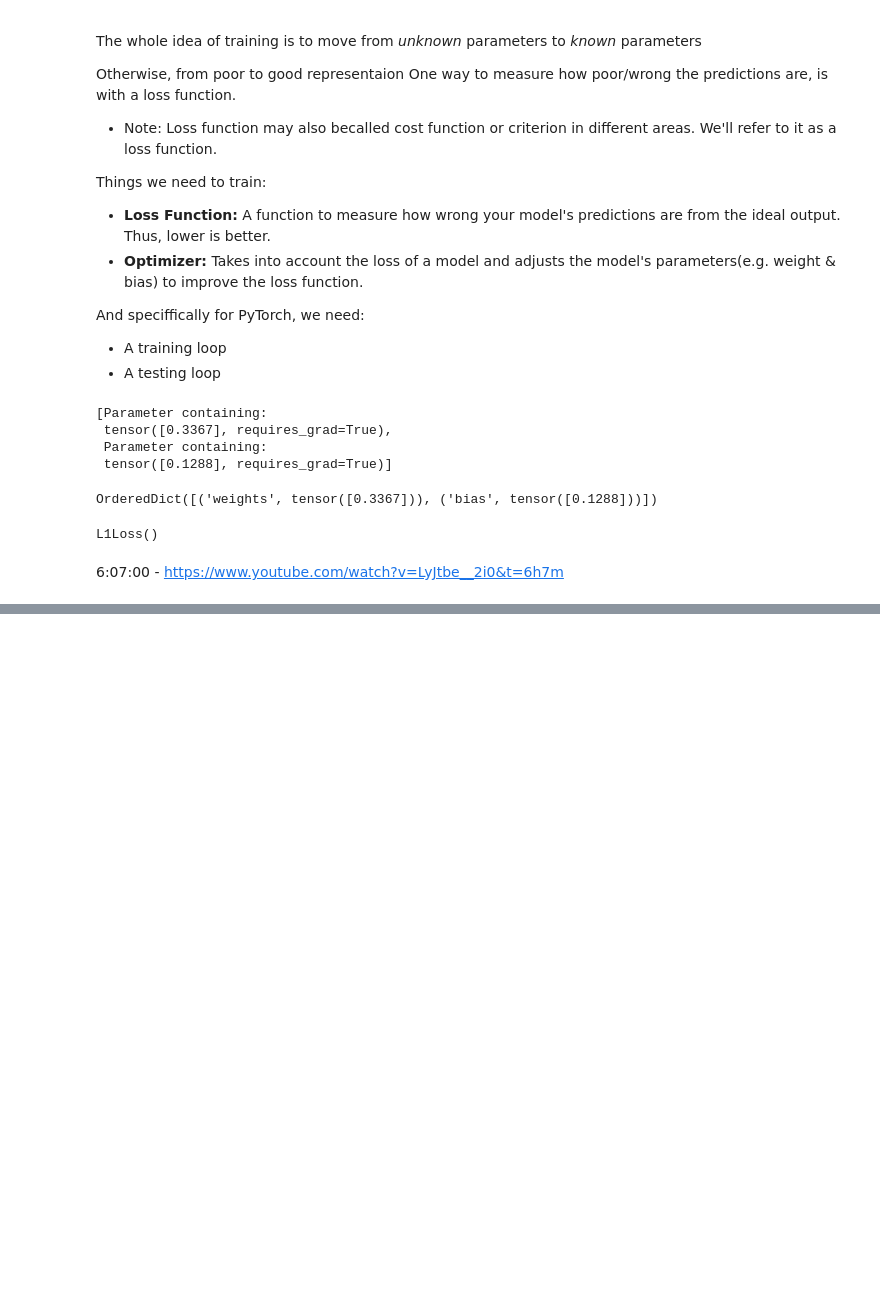
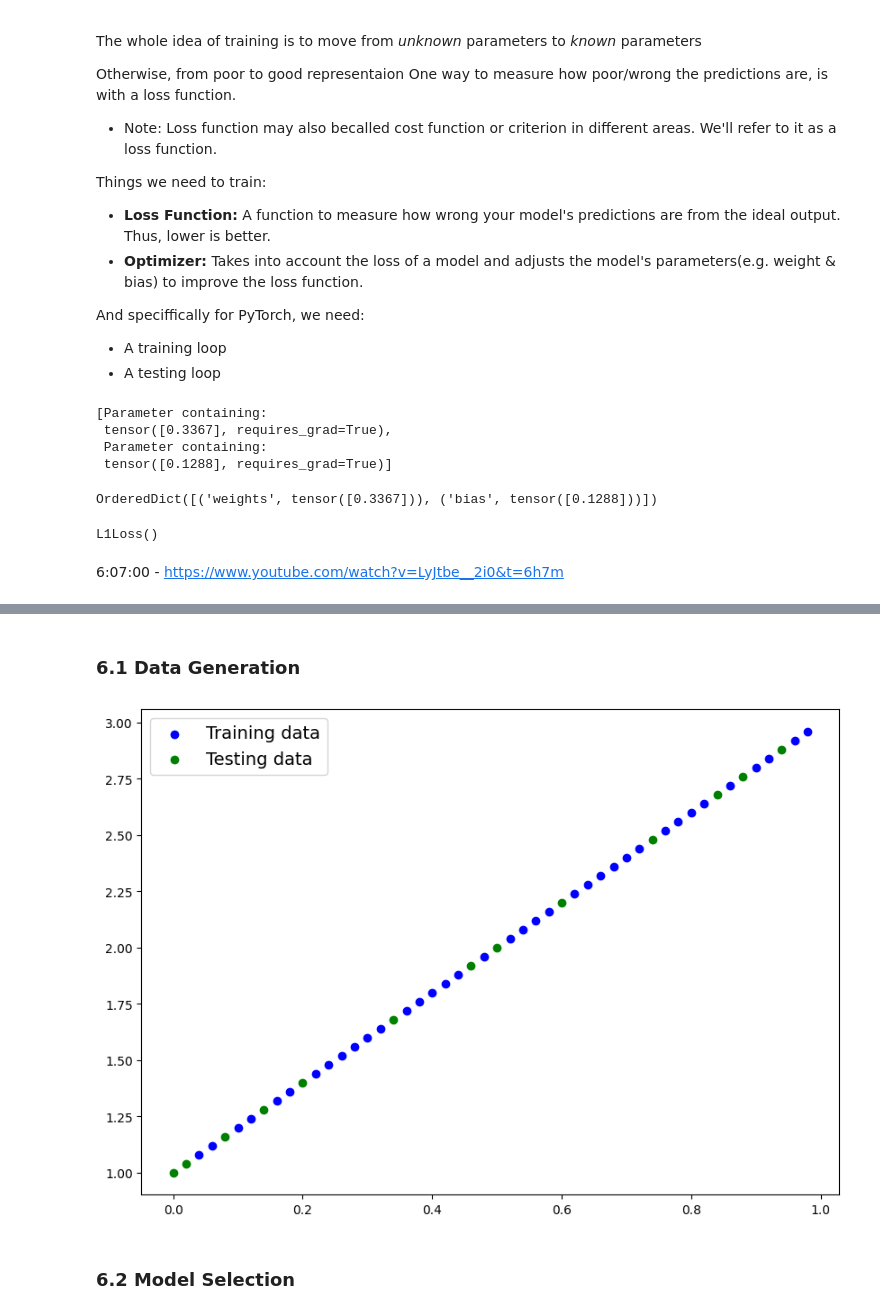
Before and after one commit to tfranke0814/pytorch-deep-learning, a Jupyter notebook: 01_pytorch_workflow_code.ipynb, the cells around one changed output, grey strips where cells are left out. Cells and saved outputs as stored; diff of their text form; code cells hidden in the pictures; blank space fills up the shorter version.

```diff
--- a/01_pytorch_workflow_code.ipynb
+++ b/01_pytorch_workflow_code.ipynb
@@ -327,0 +616,34 @@ L1Loss()
+# %% [markdown]
+### 6.1 Data Generation
+# %%
+tensor_data = torch.arange(0, 1, .02).unsqueeze(1)
+X_train, X_test = train_test_split(tensor_data)
+y_train, y_test = 2 * X_train + 1, 2 * X_test + 1
+
+X_train, X_test, y_train, y_test = X_train.to(device), X_test.to(device), y_train.to(device), y_test.to(device)
+
+def plot_predictions(train_data=X_train,
+                     train_labels=y_train,
+                     test_data=X_test,
+                     test_labels=y_test,
+                     predictions=None):
+  plt.figure(figsize=(10, 7))
+
+  # Plot training data in blue
+  plt.scatter(train_data.cpu(), train_labels.cpu(), c="b", label="Training data") # Move to CPU
+
+  # Plot test data in green
+  plt.scatter(test_data.cpu(), test_labels.cpu(), c="g", label="Testing data") # Move to CPU
+
+  if predictions is not None:
+    # Plot the predictions in red, if they exist
+    plt.scatter(test_data.cpu(), predictions.cpu(), c="r", label="Predictions") # Move to CPU
+
+  # Show the legend
+  plt.legend(prop={"size": 14});
+
+plot_predictions()
+# %% [output]
+[figure, added]
+# %% [markdown]
+### 6.2 Model Selection
```
Also changed, not shown: parts of 35 cells of this notebook.
